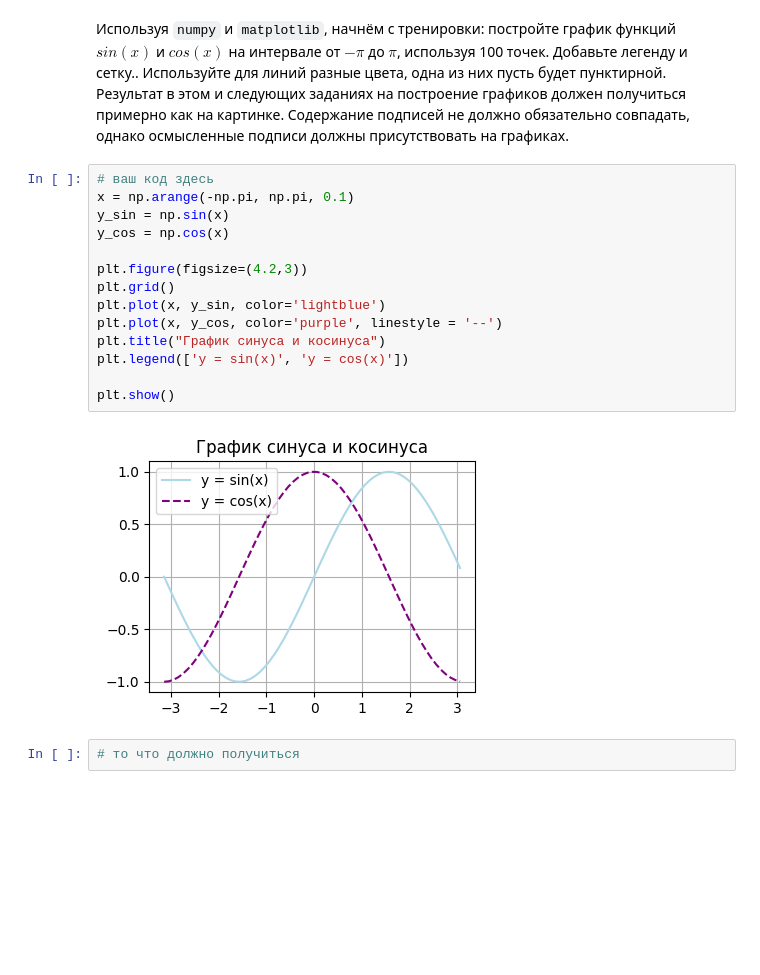
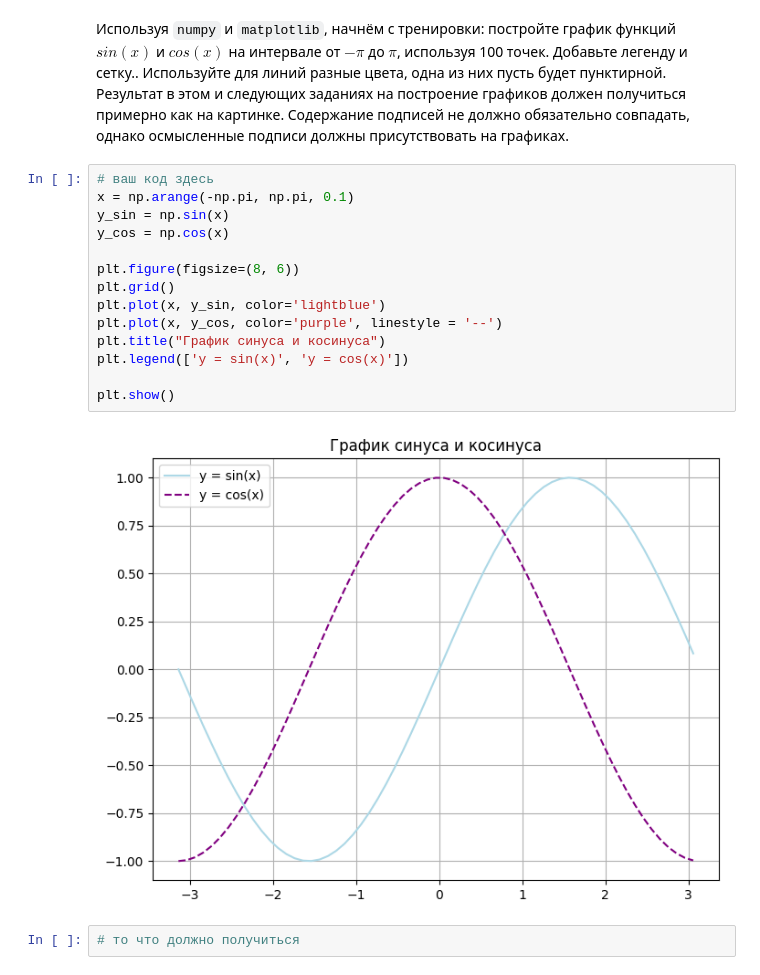
Before and after one commit to kirillkobychev/MLHSE, a Jupyter notebook: Домашнее_задание_3_Визуализации_в_Python.ipynb, the cells around one changed output. Drawn from its saved outputs; the diff is of its cells as text; blank space fills up the shorter version.

```diff
--- a/Домашнее_задание_3_Визуализации_в_Python.ipynb
+++ b/Домашнее_задание_3_Визуализации_в_Python.ipynb
@@ -42,19 +42,19 @@ GERMAN_CREDIT = 'https://github.com/evgpat/datasets/raw/refs/heads/main/german_c
 # %%
 # ваш код здесь
 x = np.arange(-np.pi, np.pi, 0.1)
 y_sin = np.sin(x)
 y_cos = np.cos(x)
 
-plt.figure(figsize=(4.2,3))
+plt.figure(figsize=(8, 6))
 plt.grid()
 plt.plot(x, y_sin, color='lightblue')
 plt.plot(x, y_cos, color='purple', linestyle = '--')
 plt.title("График синуса и косинуса")
 plt.legend(['y = sin(x)', 'y = cos(x)'])
 
 plt.show()
 # %% [output]
-[figure, old version]
+[figure, new version]
 # %%
 # то что должно получиться
 # %% [output]
```
